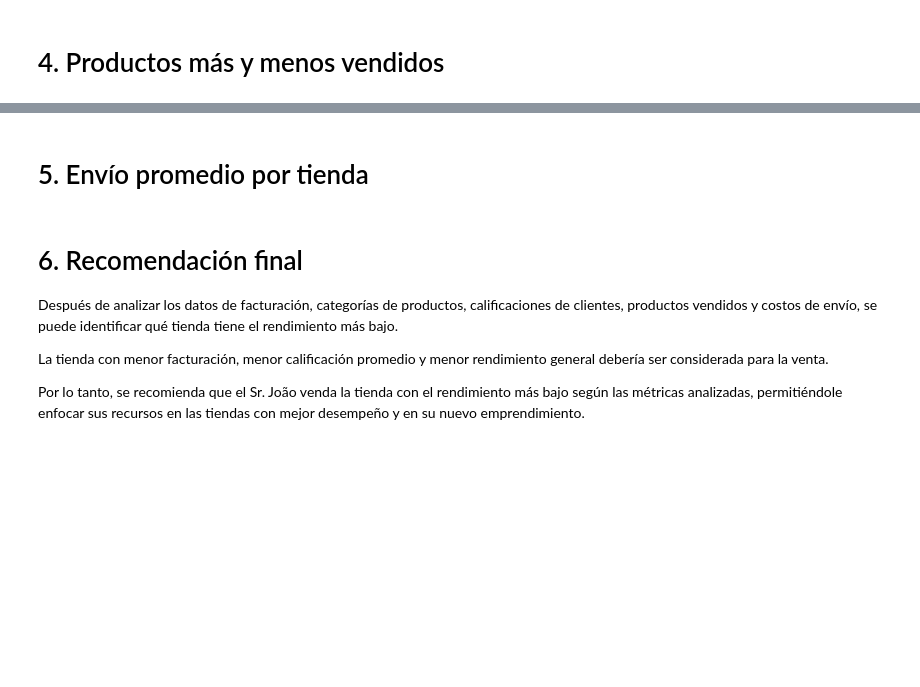
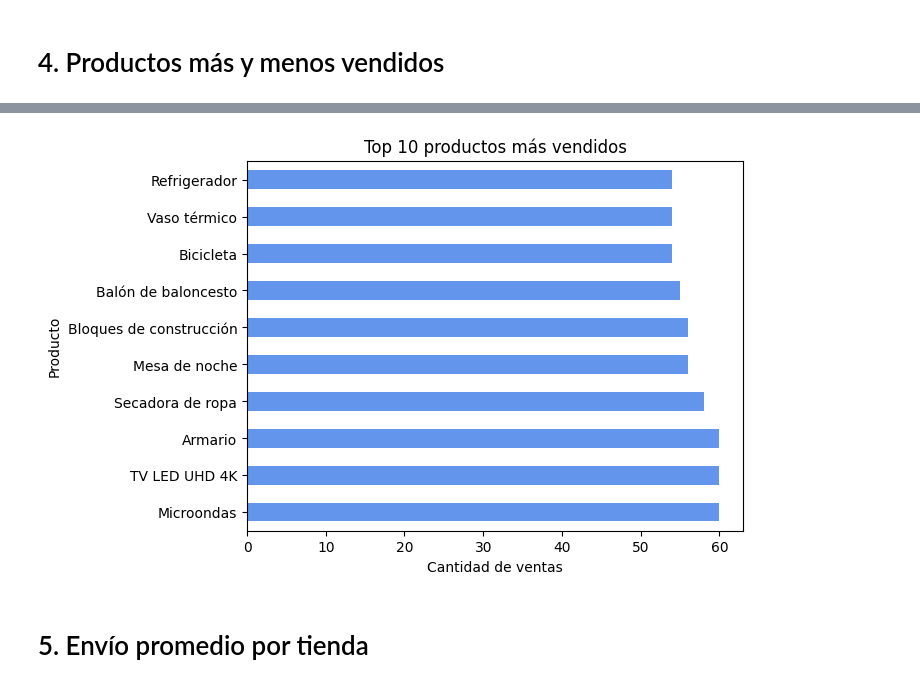
Before and after one commit to deyvmc/Desafio-Alura-Store, a Jupyter notebook: AluraStoreLatam.ipynb, the cells around one changed output, grey strips where cells are left out. Cells and saved outputs as stored; diff of their text form; code cells hidden in the pictures; blank space fills up the shorter version.

```diff
--- a/AluraStoreLatam.ipynb
+++ b/AluraStoreLatam.ipynb
@@ -98,2 +136,15 @@ plt.show()
+# %%
+import matplotlib.pyplot as plt
+
+# Top 10 productos más vendidos
+top_productos = productos_vendidos.head(10)
+
+top_productos.plot(kind='barh', color='cornflowerblue')
+plt.title('Top 10 productos más vendidos')
+plt.xlabel('Cantidad de ventas')
+plt.ylabel('Producto')
+plt.show()
+# %% [output]
+[figure, added]
 # %% [markdown]
 # 5. Envío promedio por tienda
@@ -117,8 +150,0 @@ plt.show()
-# %% [markdown]
-# 6. Recomendación final
-
-Después de analizar los datos de facturación, categorías de productos, calificaciones de clientes, productos vendidos y costos de envío, se puede identificar qué tienda tiene el rendimiento más bajo.
-
-La tienda con menor facturación, menor calificación promedio y menor rendimiento general debería ser considerada para la venta.
-
-Por lo tanto, se recomienda que el Sr. João venda la tienda con el rendimiento más bajo según las métricas analizadas, permitiéndole enfocar sus recursos en las tiendas con mejor desempeño y en su nuevo emprendimiento.
```
Also changed, not shown: parts of 19 cells of this notebook.
